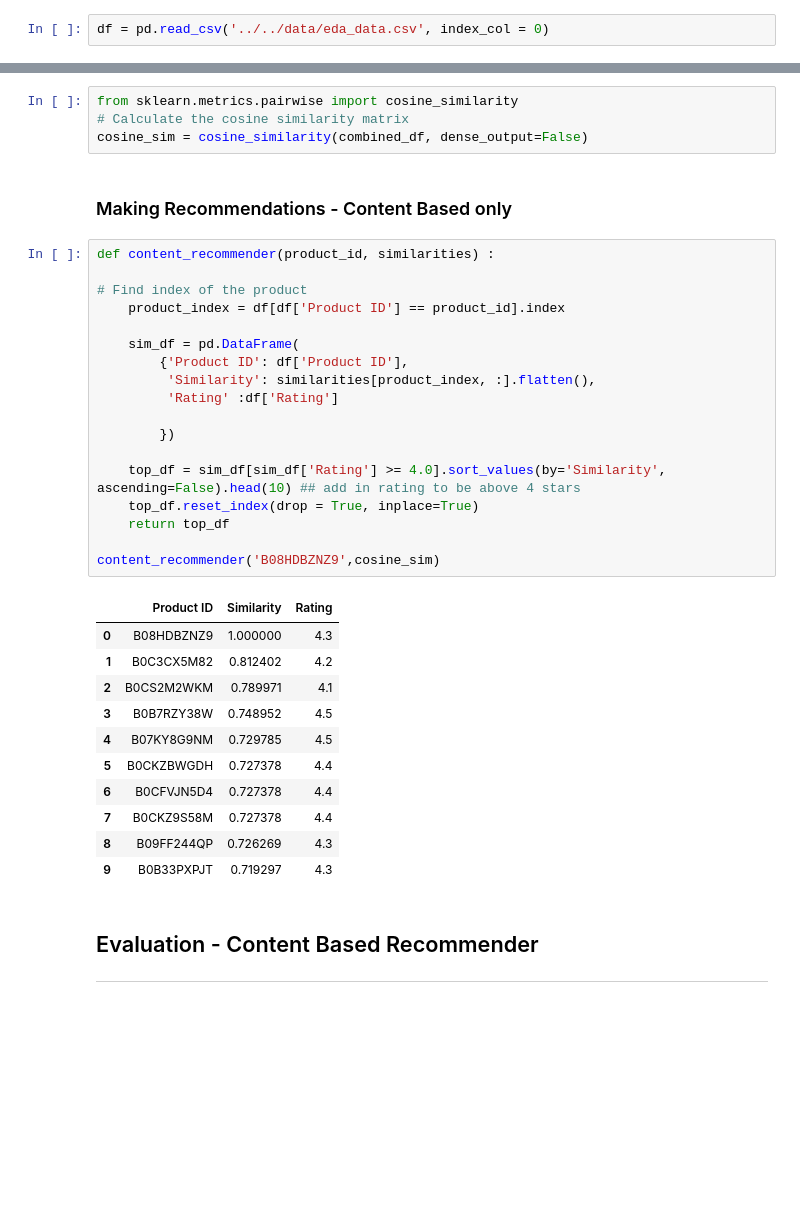
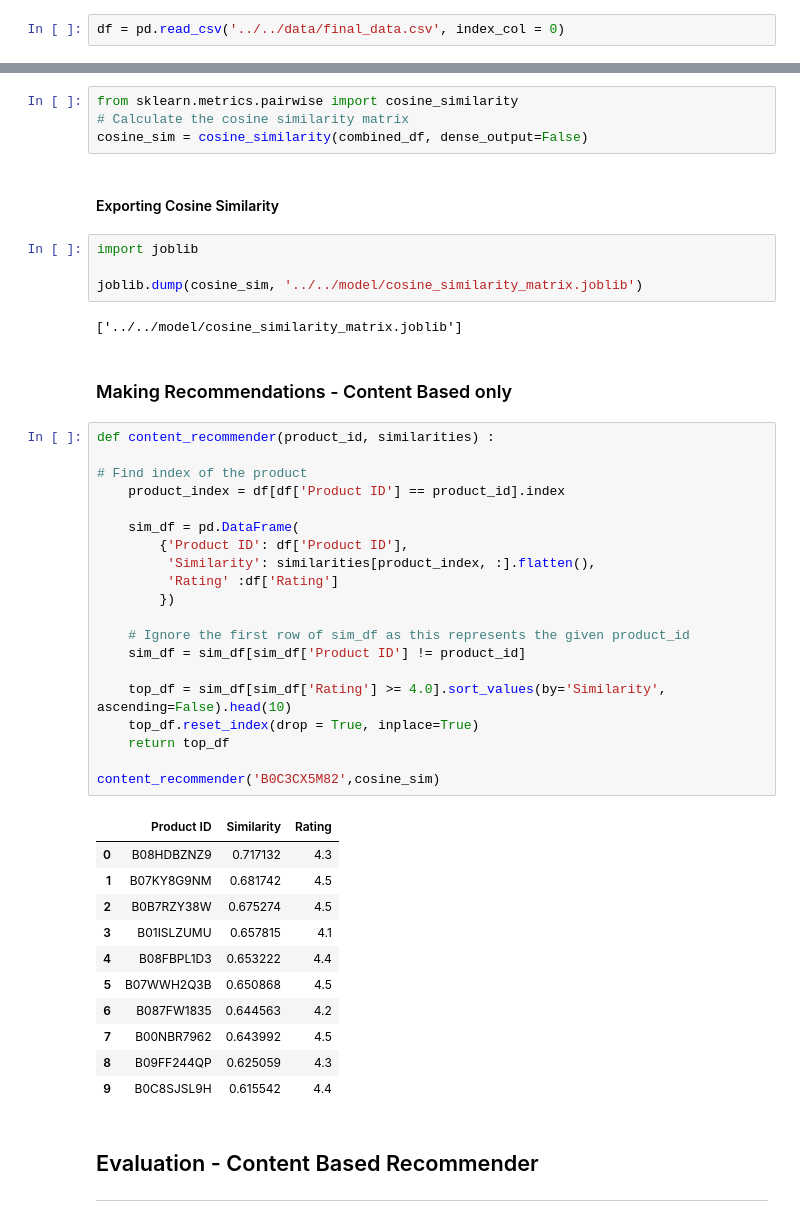
Before and after one commit to simrenbasra/Sound-Decisions, a Jupyter notebook: notebooks/03_recommendations/01-recommender.ipynb, the cells around one changed output, grey strips where cells are left out. Saved outputs shown, nothing was run; the diff lists cells and outputs as text; blank space fills up the shorter version.

```diff
--- a/notebooks/03_recommendations/01-recommender.ipynb
+++ b/notebooks/03_recommendations/01-recommender.ipynb
@@ -23,4 +23,4 @@ import seaborn as sns
 ## Data Loading
 ---
 # %%
-df = pd.read_csv('../../data/eda_data.csv', index_col = 0)
+df = pd.read_csv('../../data/final_data.csv', index_col = 0)
@@ -239,38 +263,48 @@ combined_df = pd.concat([tf_idf_df, scaled_df], axis=1)
 from sklearn.metrics.pairwise import cosine_similarity
 # Calculate the cosine similarity matrix
 cosine_sim = cosine_similarity(combined_df, dense_output=False)
+# %% [markdown]
+#### Exporting Cosine Similarity
+# %%
+import joblib
+
+joblib.dump(cosine_sim, '../../model/cosine_similarity_matrix.joblib')
+# %% [output]
+['../../model/cosine_similarity_matrix.joblib']
 # %% [markdown]
 ### Making Recommendations - Content Based only
 # %%
 def content_recommender(product_id, similarities) :
 
 # Find index of the product
     product_index = df[df['Product ID'] == product_id].index
 
     sim_df = pd.DataFrame(
         {'Product ID': df['Product ID'],
          'Similarity': similarities[product_index, :].flatten(),
          'Rating' :df['Rating']
-
         })
 
-    top_df = sim_df[sim_df['Rating'] >= 4.0].sort_values(by='Similarity', ascending=False).head(10) ## add in rating to be above 4 stars
+    # Ignore the first row of sim_df as this represents the given product_id
+    sim_df = sim_df[sim_df['Product ID'] != product_id]
+
+    top_df = sim_df[sim_df['Rating'] >= 4.0].sort_values(by='Similarity', ascending=False).head(10)
     top_df.reset_index(drop = True, inplace=True)
     return top_df
 
-content_recommender('B08HDBZNZ9',cosine_sim)
+content_recommender('B0C3CX5M82',cosine_sim)
 # %% [output]
 |  | Product ID | Similarity | Rating |
-| 0 | B08HDBZNZ9 | 1.000000 | 4.3 |
-| 1 | B0C3CX5M82 | 0.812402 | 4.2 |
-| 2 | B0CS2M2WKM | 0.789971 | 4.1 |
-| 3 | B0B7RZY38W | 0.748952 | 4.5 |
-| 4 | B07KY8G9NM | 0.729785 | 4.5 |
-| 5 | B0CKZBWGDH | 0.727378 | 4.4 |
-| 6 | B0CFVJN5D4 | 0.727378 | 4.4 |
-| 7 | B0CKZ9S58M | 0.727378 | 4.4 |
-| 8 | B09FF244QP | 0.726269 | 4.3 |
-| 9 | B0B33PXPJT | 0.719297 | 4.3 |
+| 0 | B08HDBZNZ9 | 0.717132 | 4.3 |
+| 1 | B07KY8G9NM | 0.681742 | 4.5 |
+| 2 | B0B7RZY38W | 0.675274 | 4.5 |
+| 3 | B01ISLZUMU | 0.657815 | 4.1 |
+| 4 | B08FBPL1D3 | 0.653222 | 4.4 |
+| 5 | B07WWH2Q3B | 0.650868 | 4.5 |
+| 6 | B087FW1835 | 0.644563 | 4.2 |
+| 7 | B00NBR7962 | 0.643992 | 4.5 |
+| 8 | B09FF244QP | 0.625059 | 4.3 |
+| 9 | B0C8SJSL9H | 0.615542 | 4.4 |
 # %% [markdown]
 ## Evaluation - Content Based Recommender
 -------
```
Also changed, not shown: parts of 20 cells of this notebook.
